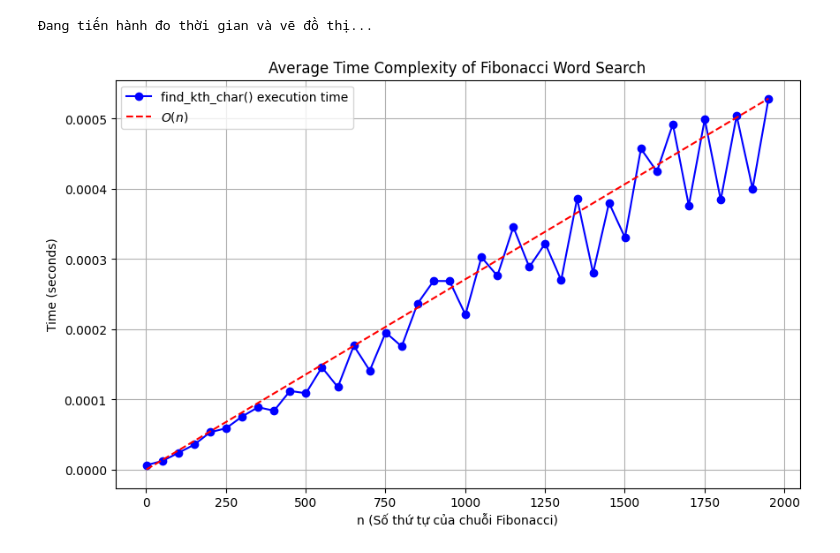
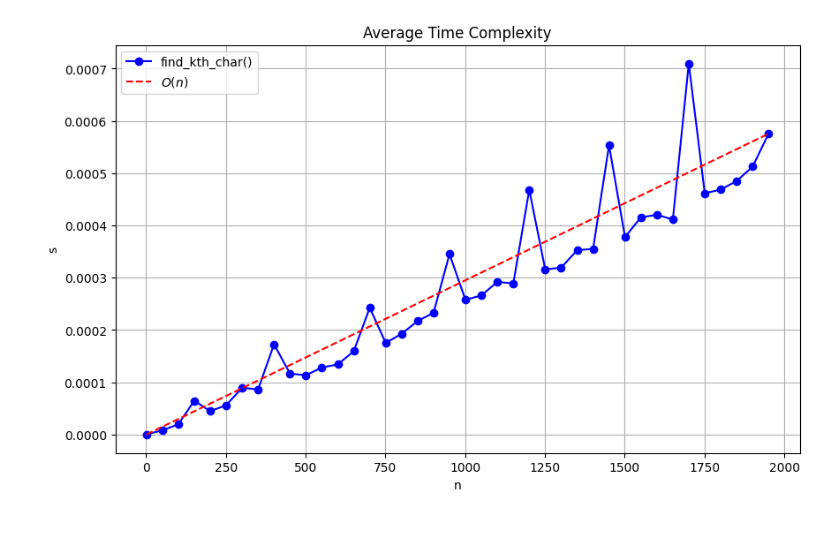
Before and after one commit to tano-dev/Algorithm-Analysis_MTH10325, a Jupyter notebook: Homework/TH/8/BTTH_PTTT_23110163_Tuan8.ipynb, the cells around one changed output. Drawn from its saved outputs; the diff is of its cells as text; code cells hidden in the pictures.

```diff
--- a/Homework/TH/8/BTTH_PTTT_23110163_Tuan8.ipynb
+++ b/Homework/TH/8/BTTH_PTTT_23110163_Tuan8.ipynb
@@ -21,9 +23,7 @@ from math import log2
 import time
 import matplotlib.pyplot as plt
 
-# --- 1. Thuật toán tối ưu (Divide and Conquer) ---
 def find_k_char(n, k):
-    # Bước 1: Khởi tạo mảng độ dài các chuỗi từ f_0 đến f_n (Mất O(n) thời gian)
     L = [0] * (n + 1)
     L[0] = 3
     if n > 0:
@@ -31,7 +31,6 @@ def find_k_char(n, k):
         for i in range(2, n + 1):
             L[i] = L[i-1] + L[i-2]
 
-    # Bước 2: Đệ quy tìm kiếm (Mất tối đa O(n) thời gian)
     def search(n_curr, k_curr):
         if n_curr == 0:
             return "abc"[k_curr - 1]
@@ -47,46 +46,37 @@ def find_k_char(n, k):
 
     return search(n, k)
 
-# --- 2. Đo lường và vẽ đồ thị ---
-print("Đang tiến hành đo thời gian và vẽ đồ thị...")
-
-# Dải giá trị n
 n_values = list(range(1, 2001, 50)) # Từ 1 đến 2000 với bước 50 để tránh thời gian quá lâu
 avg_times = []
-num_trials = 100 # Chạy 100 lần để triệt tiêu nhiễu
+num_trials = 100
 
 for n in n_values:
     total_time = 0
-
-    # Ta chọn k = 2 để đảm bảo luôn truy xuất hợp lệ trong mọi trường hợp của n
-    # Dù k bằng bao nhiêu, hàm pre-compute độ dài mảng vẫn mất O(n) và chiếm phần lớn thời gian
     k_test = 2
 
     for _ in range(num_trials):
         start_time = time.perf_counter()
         find_k_char(n, k_test)
         end_time = time.perf_counter()
 
         total_time += (end_time - start_time)
 
     avg_times.append(total_time / num_trials)
 
-# Tính hằng số C cho đường tiệm cận lý thuyết O(n)
 C = avg_times[-1] / n_values[-1]
 bigO_line = [C * n for n in n_values]
 
 # Vẽ đồ thị
 plt.figure(figsize=(10, 6))
-plt.plot(n_values, avg_times, marker='o', color='blue', label='find_kth_char() execution time')
+plt.plot(n_values, avg_times, marker='o', color='blue', label='find_kth_char()')
 plt.plot(n_values, bigO_line, linestyle='--', color='red', label=r'$O(n)$')
 
-plt.title('Average Time Complexity of Fibonacci Word Search')
-plt.xlabel('n (Số thứ tự của chuỗi Fibonacci)')
-plt.ylabel('Time (seconds)')
+plt.title('Average Time Complexity')
+plt.xlabel('n')
+plt.ylabel('s')
 plt.legend()
 plt.grid(True)
 plt.show()
 # %% [output]
-Đang tiến hành đo thời gian và vẽ đồ thị...
-[figure, old version]
+[figure, new version]
 # %% [markdown]
```
Also changed, not shown: parts of 3 cells of this notebook, 12 other files.
